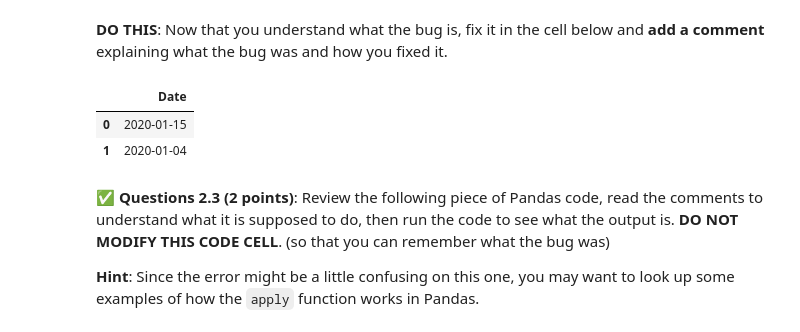
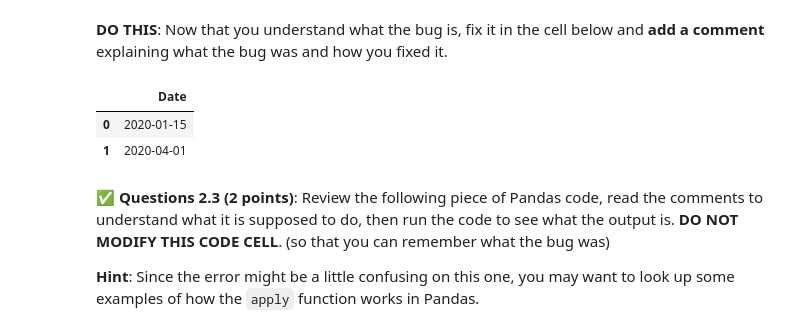
Before and after one commit to johnsonbj199/CMSE202-f23-turnin, a Jupyter notebook: HW-01_GitPracticeDebuggingPythonPackagesAndClasses-BrandonJohnson.ipynb, the cells around one changed output. Cells and saved outputs as stored; diff of their text form; code cells hidden in the pictures.

```diff
--- a/HW-01_GitPracticeDebuggingPythonPackagesAndClasses-BrandonJohnson.ipynb
+++ b/HW-01_GitPracticeDebuggingPythonPackagesAndClasses-BrandonJohnson.ipynb
@@ -259,17 +259,14 @@ If you need to write any code to explore the nature of the bug, please do so in
 **DO THIS**: Now that you understand what the bug is, fix it in the cell below and **add a comment** explaining what the bug was and how you fixed it.
 # %%
 # Put your non-buggy code here
-# Create DataFrame from list of dates that are provided as DAY/MONTH/YEAR
 dates = ['15/01/2020', '01/04/2020']
 df = pd.DataFrame({'Date': dates})
-
-# Convert column to datetime value and store as a new DataFrame
-new_df = pd.DataFrame(pd.to_datetime(df['Date']))
+new_df = pd.DataFrame(pd.to_datetime(df['Date'], dayfirst = True)) #format of day and month was not right, it said fourth of januray instead of first of april
 new_df
 # %% [output]
 |  | Date |
 | 0 | 2020-01-15 |
-| 1 | 2020-01-04 |
+| 1 | 2020-04-01 |
 # %% [markdown]
 &#9989; **Questions 2.3 (2 points)**: Review the following piece of Pandas code, read the comments to understand what it is supposed to do, then run the code to see what the output is. **DO NOT MODIFY THIS CODE CELL**. (so that you can remember what the bug was)
 
```
Also changed, not shown: parts of 9 cells of this notebook.
